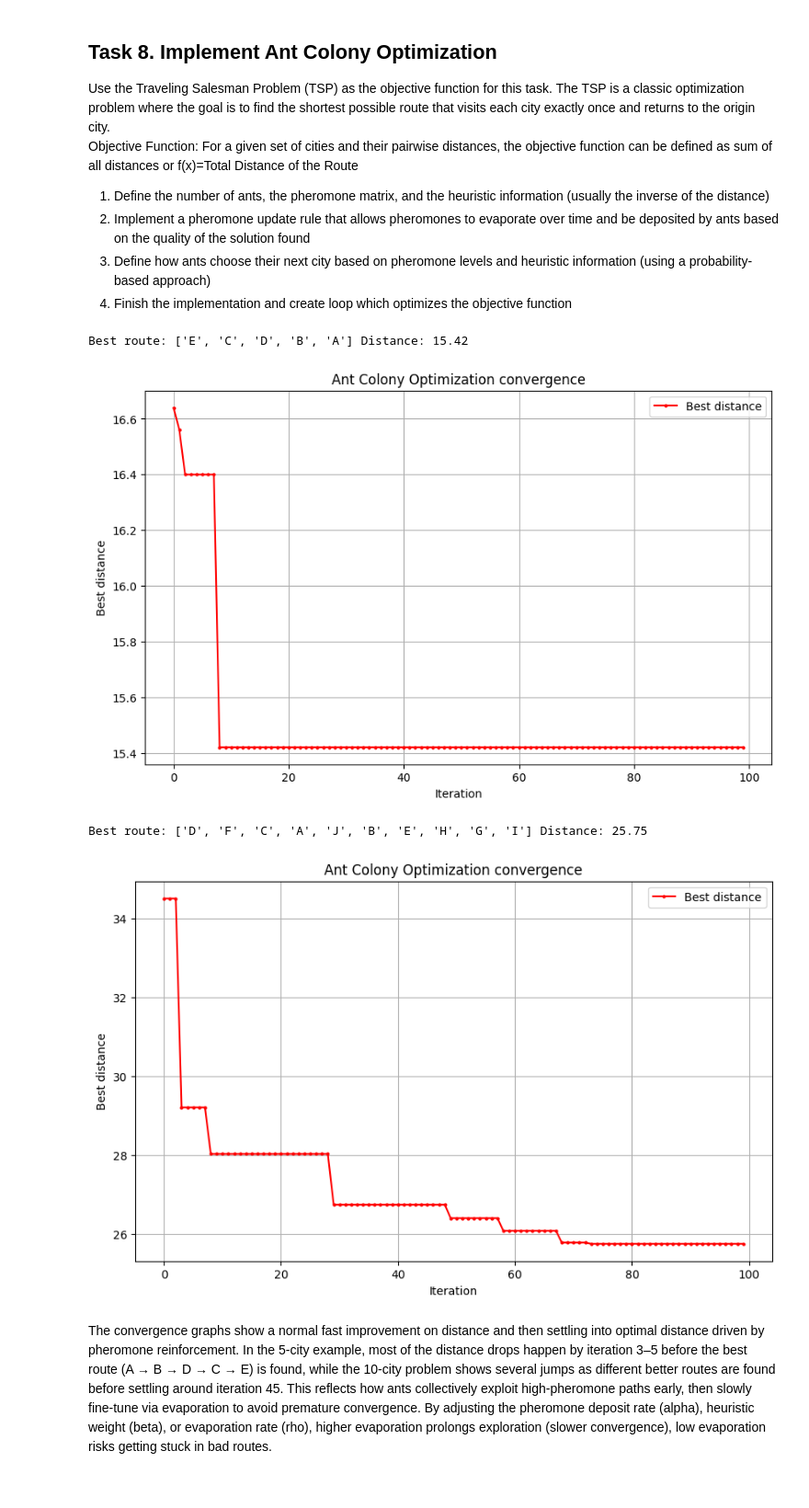
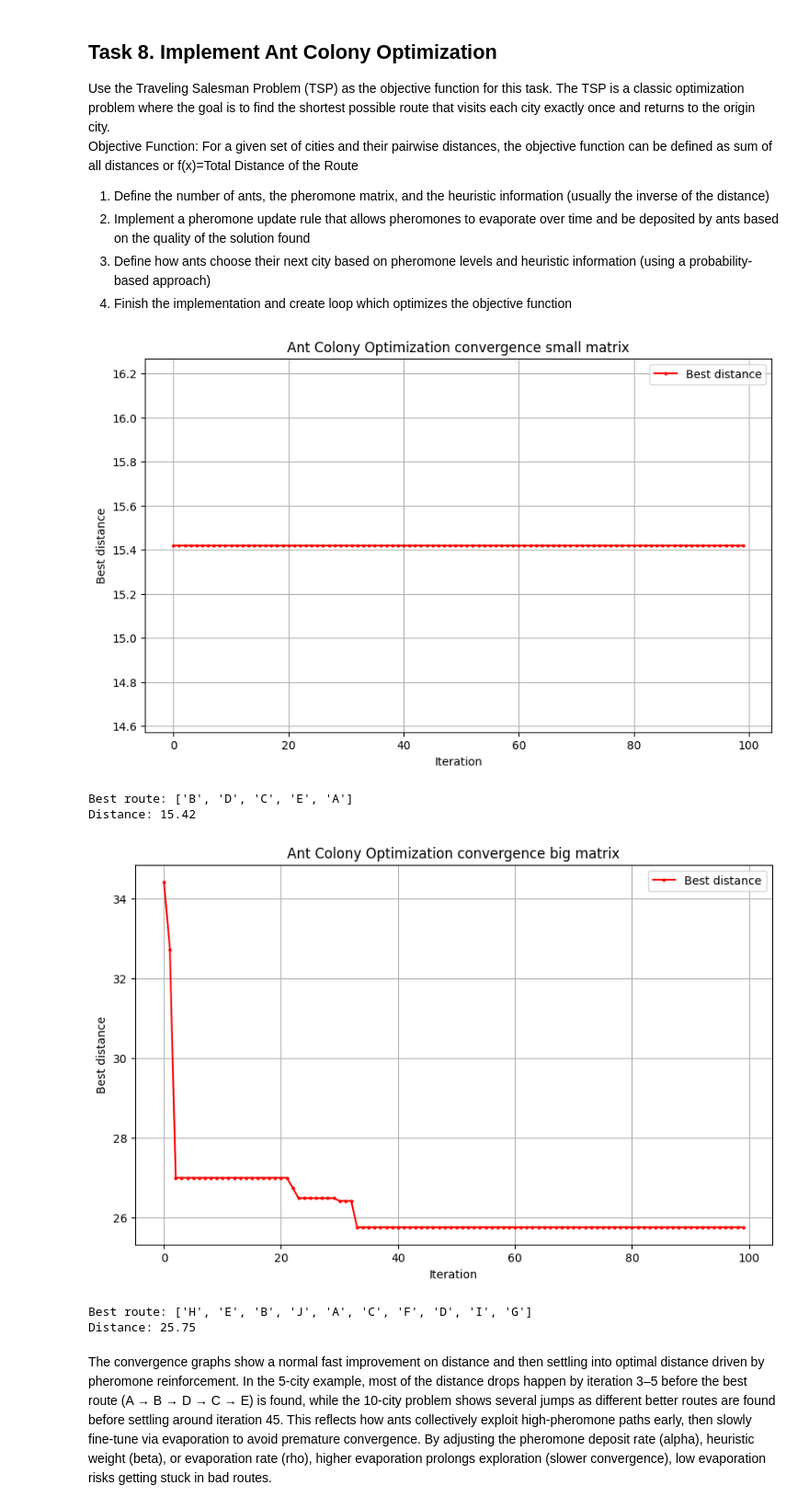
Before and after one commit to MarioSomodi/Optimization-Algorithms, a Jupyter notebook: OABOEC_Project_Mario_Somodi.ipynb, the cells around one changed output. Shown at 92% size. Drawn from its saved outputs; the diff is of its cells as text; code cells hidden in the pictures.

```diff
--- a/OABOEC_Project_Mario_Somodi.ipynb
+++ b/OABOEC_Project_Mario_Somodi.ipynb
@@ -579,51 +579,55 @@ Use the Traveling Salesman Problem (TSP) as the objective function for this task
 3.   Define how ants choose their next city based on pheromone levels and heuristic information (using a probability-based approach)
 4.   Finish the implementation and create loop which optimizes the objective function
 # %%
-def run_ant_colony_optimization_ts(distance_matrix = np.array([
-                                    [0, 3.16, 4.00, 6.08, 3.00],
-                                    [3.16, 0, 3.00, 5.10, 3.16],
-                                    [4.00, 3.00, 0, 3.16, 1.00],
-                                    [6.08, 5.10, 3.16, 0, 3.16],
-                                    [3.00, 3.16, 1.00, 3.16, 0]
-                                    ]),
-                                    cities = ['A', 'B', 'C', 'D', 'E'],
-                                    number_of_ants = 2,
-                                    max_iter = 100,
-                                    decay = 0.05,
-                                    alpha = 2,
-                                    beta = 1):
-    aco = AntColonyOptimization(distance_matrix,
-                            n_ants=number_of_ants,
-                            n_iterations=max_iter,
-                            decay=decay,
-                            alpha=alpha,
-                            beta=beta)
-    best_route, best_distance = aco.run()
-    summary = aco.summary()
-    print("Best route:", [cities[i] for i in best_route], "Distance:", best_distance)
-    plot_convergence(summary['history'], "Ant Colony Optimization convergence", "Best distance")
+distance_matrix_small = np.array([
+        [0, 3.16, 4.00, 6.08, 3.00],
+        [3.16, 0, 3.00, 5.10, 3.16],
+        [4.00, 3.00, 0, 3.16, 1.00],
+        [6.08, 5.10, 3.16, 0, 3.16],
+        [3.00, 3.16, 1.00, 3.16, 0]
+    ])
+cities_small = ['A', 'B', 'C', 'D', 'E']
+aco_small_matrix = AntColonyOptimization(distance_matrix_small,
+                        n_ants=2,
+                        n_iterations=100,
+                        decay=0.05,
+                        alpha=2,
+                        beta=1)
+aco_small_matrix.run()
+plot_convergence(aco_small_matrix.history, "Ant Colony Optimization convergence small matrix", "Best distance")
+print("Best route:", [cities_small[i] for i in aco_small_matrix.best_route])
+print("Distance:", aco_small_matrix.best_distance)
 
-
-run_ant_colony_optimization_ts()
-run_ant_colony_optimization_ts(np.array([
+distance_matrix_big = np.array([
         [0.00, 3.61, 5.00, 7.07, 4.12, 6.08, 5.66, 6.08, 8.06, 2.24],
         [3.61, 0.00, 3.16, 5.10, 1.00, 4.12, 3.16, 3.16, 6.32, 1.00],
         [5.00, 3.16, 0.00, 3.16, 4.12, 1.00, 3.16, 3.16, 3.16, 3.16],
         [7.07, 5.10, 3.16, 0.00, 5.00, 2.83, 3.16, 4.12, 3.16, 5.00],
         [4.12, 1.00, 4.12, 5.00, 0.00, 4.12, 3.16, 2.24, 6.32, 3.16],
         [6.08, 4.12, 1.00, 2.83, 4.12, 0.00, 3.16, 3.16, 4.12, 4.12],
         [5.66, 3.16, 3.16, 3.16, 3.16, 3.16, 0.00, 3.16, 4.12, 3.16],
         [6.08, 3.16, 3.16, 4.12, 2.24, 3.16, 3.16, 0.00, 5.00, 2.83],
         [8.06, 6.32, 3.16, 3.16, 6.32, 4.12, 4.12, 5.00, 0.00, 6.08],
         [2.24, 1.00, 3.16, 5.00, 3.16, 4.12, 3.16, 2.83, 6.08, 0.00]
-    ]),
-    ['A', 'B', 'C', 'D', 'E', 'F', 'G', 'H', 'I', 'J']
-)
+    ])
+cities_big = ['A', 'B', 'C', 'D', 'E', 'F', 'G', 'H', 'I', 'J']
+aco_big_matrix = AntColonyOptimization(distance_matrix_big,
+                        n_ants=4,
+                        n_iterations=100,
+                        decay=0.05,
+                        alpha=2,
+                        beta=1)
+aco_big_matrix.run()
+plot_convergence(aco_big_matrix.history, "Ant Colony Optimization convergence big matrix", "Best distance")
+print("Best route:", [cities_big[i] for i in aco_big_matrix.best_route])
+print("Distance:", aco_big_matrix.best_distance)
 # %% [output]
+[figure, new version]
-Best route: ['E', 'C', 'D', 'B', 'A'] Distance: 15.42
+Best route: ['B', 'D', 'C', 'E', 'A']
+Distance: 15.42
-[figure, old version]
+[figure, new version]
-Best route: ['D', 'F', 'C', 'A', 'J', 'B', 'E', 'H', 'G', 'I'] Distance: 25.75
+Best route: ['H', 'E', 'B', 'J', 'A', 'C', 'F', 'D', 'I', 'G']
+Distance: 25.75
-[figure, old version]
 # %% [markdown]
 The convergence graphs show a normal fast improvement on distance and then settling into optimal distance driven by pheromone reinforcement. In the 5-city example, most of the distance drops happen by iteration 3–5 before the best route (A → B → D → C → E) is found, while the 10-city problem shows several jumps as different better routes are found before settling around iteration 45. This reflects how ants collectively exploit high-pheromone paths early, then slowly fine-tune via evaporation to avoid premature convergence. By adjusting the pheromone deposit rate (alpha), heuristic weight (beta), or evaporation rate (rho), higher evaporation prolongs exploration (slower convergence), low evaporation risks getting stuck in bad routes.
 # %% [markdown]
```
Also changed, not shown: parts of 4 cells of this notebook, 6 other files.
